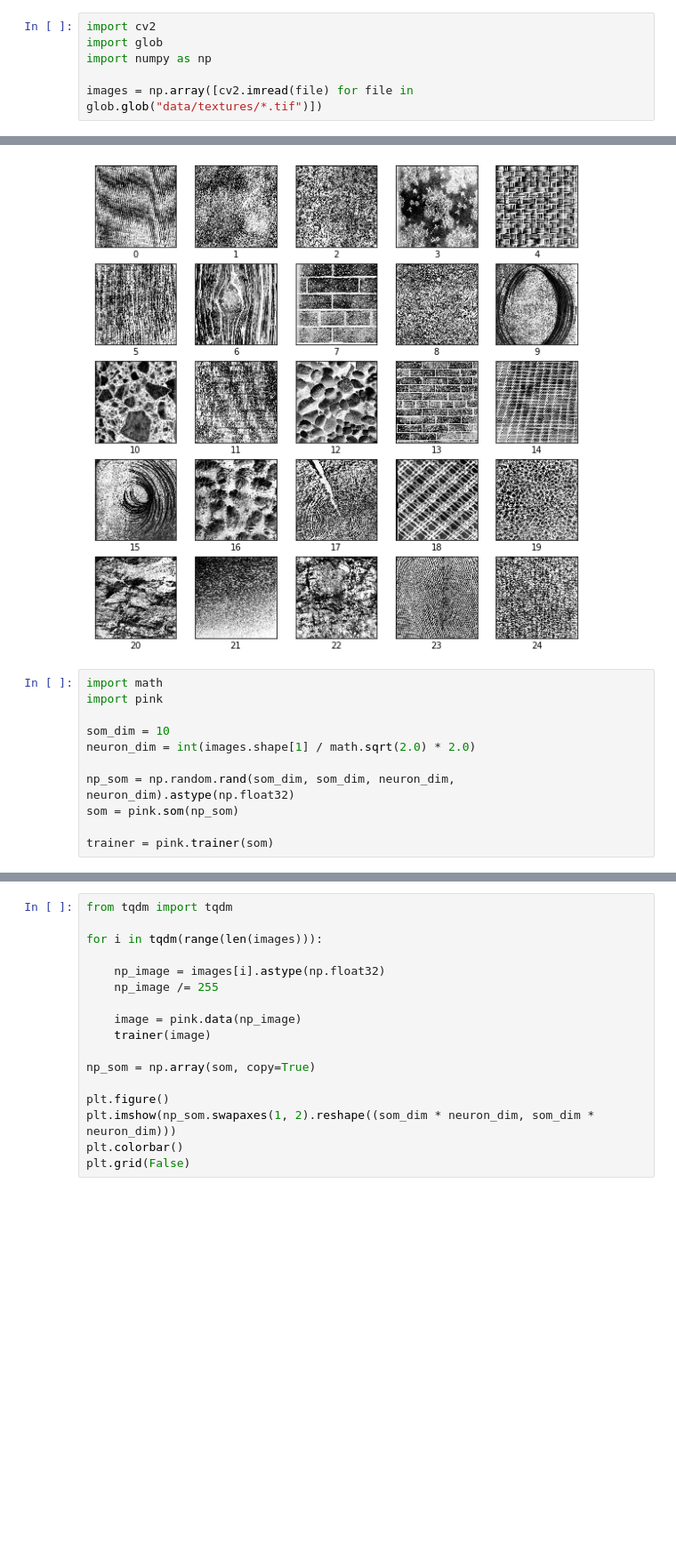
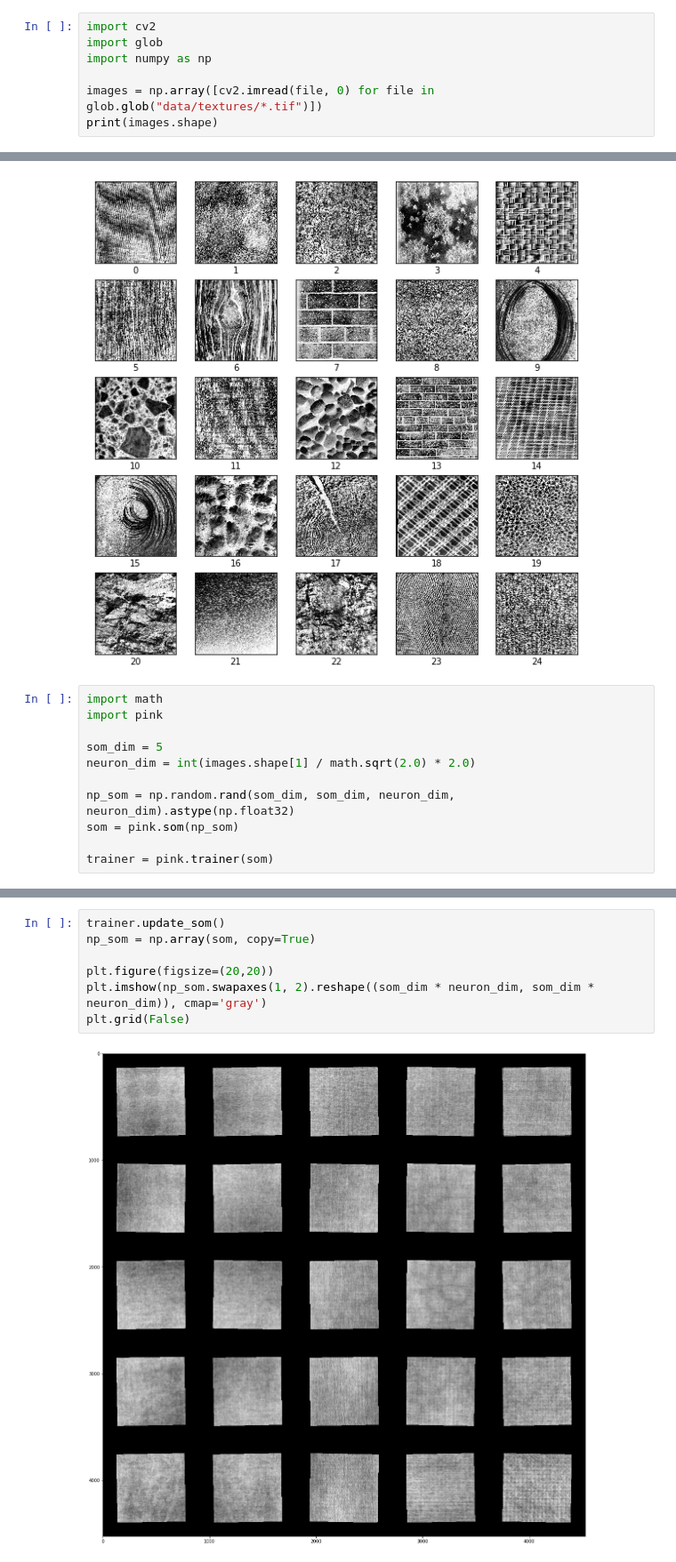
Before and after one commit to HITS-AIN/PINK, a Jupyter notebook: jupyter/notebooks/textures.ipynb, the cells around one changed output, grey strips where cells are left out. Shown at 89% size. Saved outputs shown, nothing was run; the diff lists cells and outputs as text; blank space fills up the shorter version.

```diff
--- a/jupyter/notebooks/textures.ipynb
+++ b/jupyter/notebooks/textures.ipynb
@@ -3,4 +3,5 @@ import cv2
 import glob
 import numpy as np
 
-images = np.array([cv2.imread(file) for file in glob.glob("data/textures/*.tif")])
+images = np.array([cv2.imread(file, 0) for file in glob.glob("data/textures/*.tif")])
+print(images.shape)
@@ -22,7 +25,7 @@ for i in range(25):
 import math
 import pink
 
-som_dim = 10
+som_dim = 5
 neuron_dim = int(images.shape[1] / math.sqrt(2.0) * 2.0)
 
 np_som = np.random.rand(som_dim, som_dim, neuron_dim, neuron_dim).astype(np.float32)
@@ -38,17 +58,9 @@ trainer(image)
 # %%
-from tqdm import tqdm
-
-for i in tqdm(range(len(images))):
-
-    np_image = images[i].astype(np.float32)
-    np_image /= 255
-
-    image = pink.data(np_image)
-    trainer(image)
-
+trainer.update_som()
 np_som = np.array(som, copy=True)
 
-plt.figure()
-plt.imshow(np_som.swapaxes(1, 2).reshape((som_dim * neuron_dim, som_dim * neuron_dim)))
-plt.colorbar()
+plt.figure(figsize=(20,20))
+plt.imshow(np_som.swapaxes(1, 2).reshape((som_dim * neuron_dim, som_dim * neuron_dim)), cmap='gray')
 plt.grid(False)
+# %% [output]
+[figure, added]
```
Also changed, not shown: parts of 2 cells of this notebook, 1 other file.
